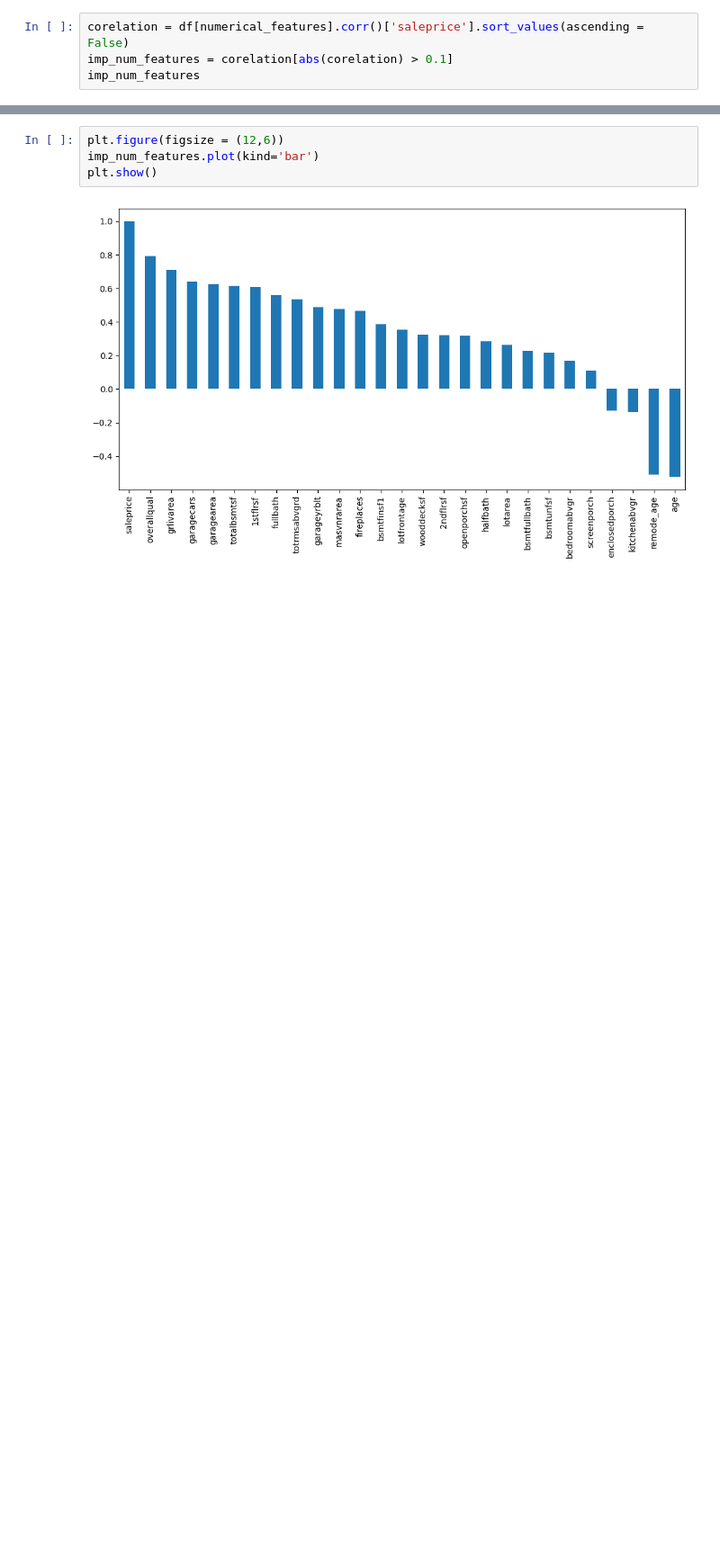
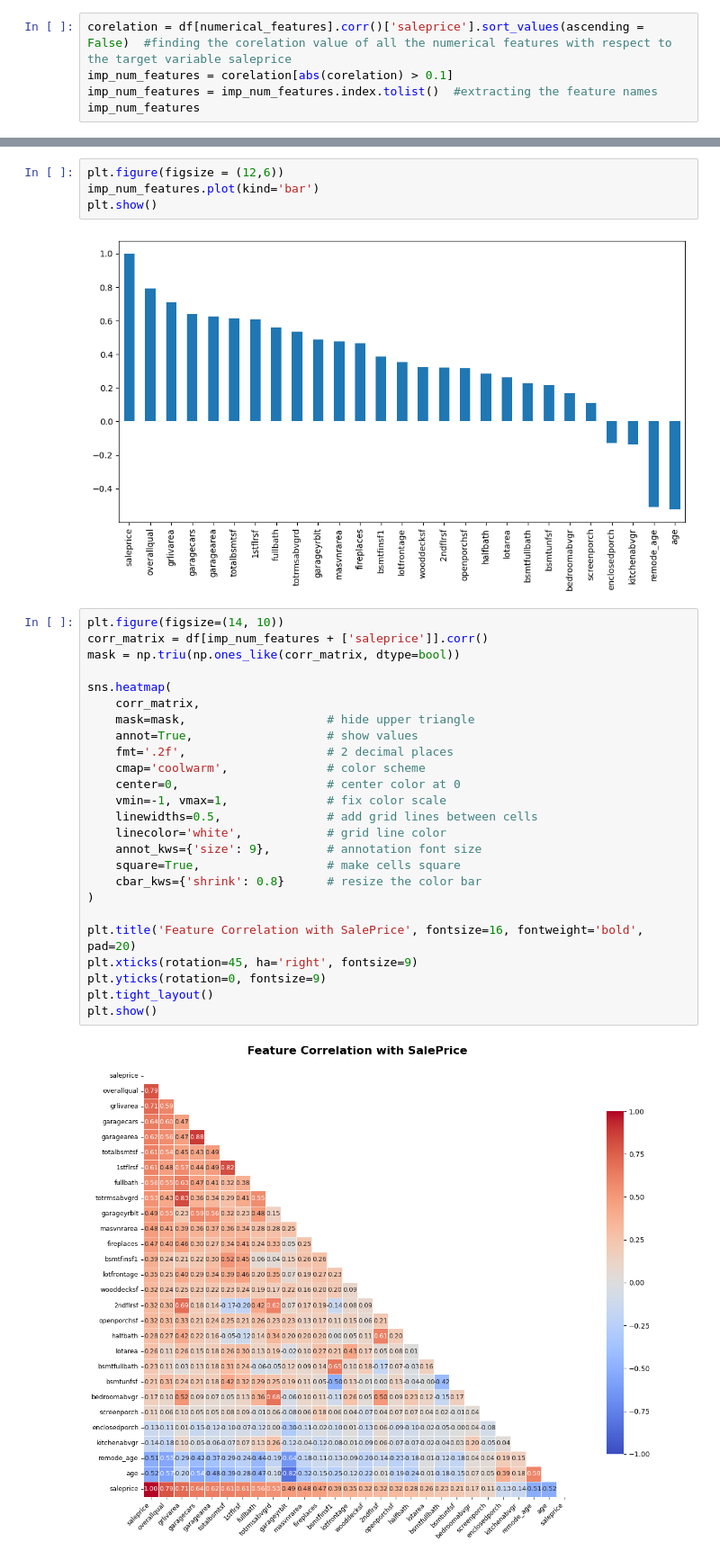
Before and after one commit to AsokTamang/houseprice_predictor, a Jupyter notebook: notebook/EDA.ipynb, the cells around one changed output, grey strips where cells are left out. Shown at 90% size. Drawn from its saved outputs; the diff is of its cells as text; blank space fills up the shorter version.

Commit message:
plot of corelation

```diff
--- a/notebook/EDA.ipynb
+++ b/notebook/EDA.ipynb
@@ -165,7 +165,8 @@ The number of ordinal categories is: 20
 # %% [markdown]
 **Studying relationship of the numerical features with the target variable**
 # %%
-corelation = df[numerical_features].corr()['saleprice'].sort_values(ascending = False)
+corelation = df[numerical_features].corr()['saleprice'].sort_values(ascending = False)  #finding the corelation value of all the numerical features with respect to the target variable saleprice
 imp_num_features = corelation[abs(corelation) > 0.1]
+imp_num_features = imp_num_features.index.tolist()  #extracting the feature names
 imp_num_features
 # %% [output]
@@ -192,3 +193,30 @@ imp_num_features.plot(kind='bar')
 plt.show()
 # %% [output]
 [figure]
+# %%
+plt.figure(figsize=(14, 10))
+corr_matrix = df[imp_num_features + ['saleprice']].corr()
+mask = np.triu(np.ones_like(corr_matrix, dtype=bool))
+
+sns.heatmap(
+    corr_matrix,
+    mask=mask,                    # hide upper triangle
+    annot=True,                   # show values
+    fmt='.2f',                    # 2 decimal places
+    cmap='coolwarm',              # color scheme
+    center=0,                     # center color at 0
+    vmin=-1, vmax=1,              # fix color scale
+    linewidths=0.5,               # add grid lines between cells
+    linecolor='white',            # grid line color
+    annot_kws={'size': 9},        # annotation font size
+    square=True,                  # make cells square
+    cbar_kws={'shrink': 0.8}      # resize the color bar
+)
+
+plt.title('Feature Correlation with SalePrice', fontsize=16, fontweight='bold', pad=20)
+plt.xticks(rotation=45, ha='right', fontsize=9)
+plt.yticks(rotation=0, fontsize=9)
+plt.tight_layout()
+plt.show()
+# %% [output]
+[figure, added]
```
Also changed, not shown: parts of 2 cells of this notebook.
